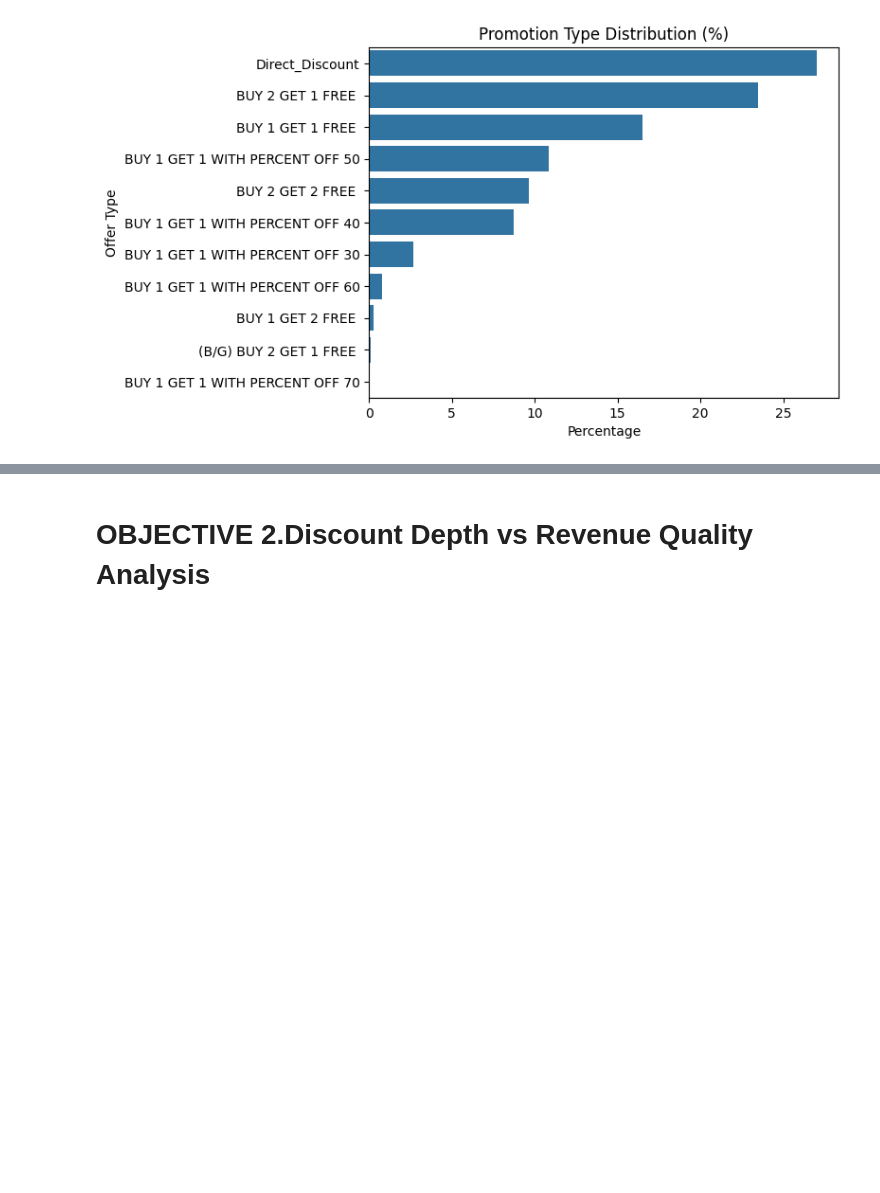
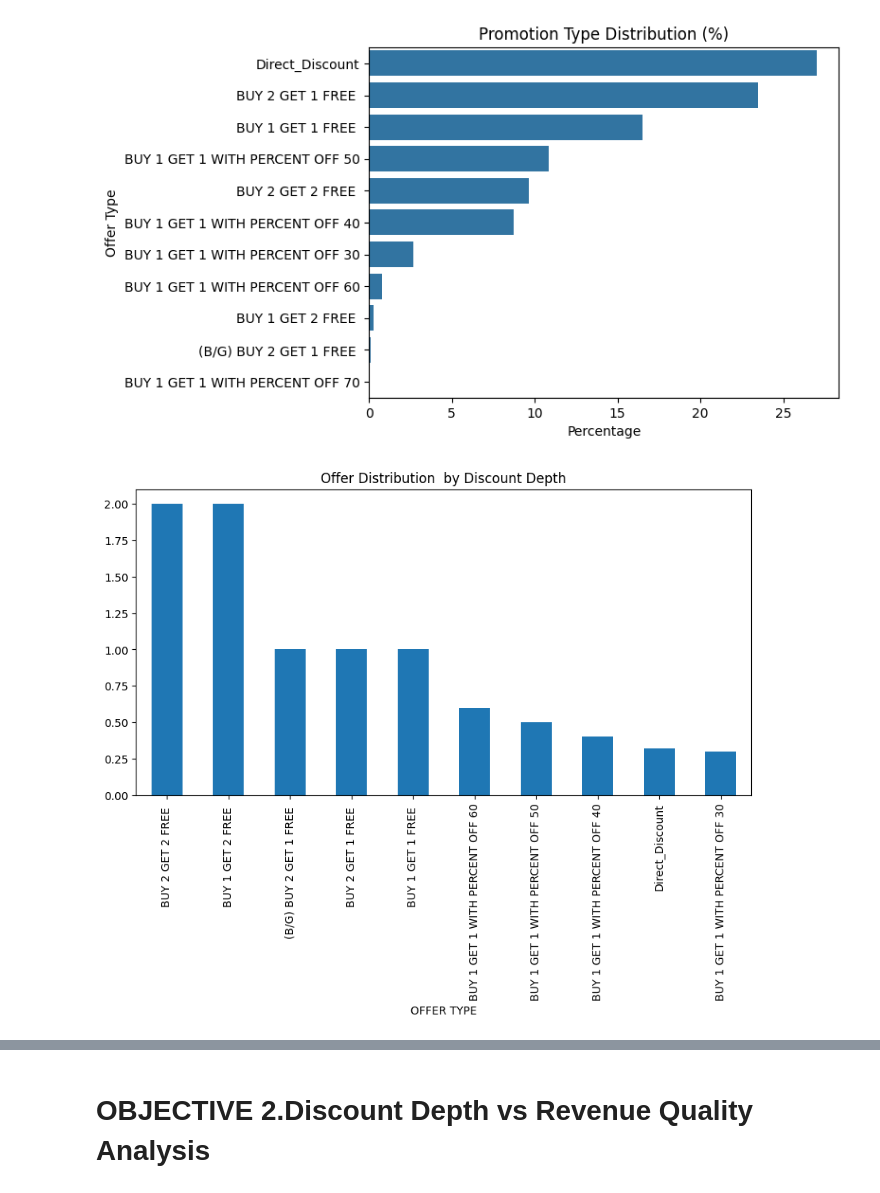
Before and after one commit to EYONG-ENEKE/Promotional-Campaigns-in-Retail-Pharmacy, a Jupyter notebook: pr7.ipynb, the cells around one changed output, grey strips where cells are left out. Drawn from its saved outputs; the diff is of its cells as text; code cells hidden in the pictures; blank space fills up the shorter version.

```diff
--- a/pr7.ipynb
+++ b/pr7.ipynb
@@ -390,3 +387,16 @@ BUY 1 GET 2 FREE                    0.257670
 BUY 1 GET 1 WITH PERCENT OFF 70     0.047717
 Name: proportion, dtype: float64
 [figure]
+# %%
+#1.2
+offer_distribution = (
+    df.groupby('OFFER TYPE')['corrected_Depth%']
+    .mean()
+    .sort_values(ascending=False)
+    .head(10)
+)
+
+offer_distribution.plot(kind='bar', figsize=(10,5), title='Offer Distribution  by Discount Depth')
+plt.show()
+# %% [output]
+[figure, added]
```
Also changed, not shown: parts of 6 cells of this notebook, 2 other files.
